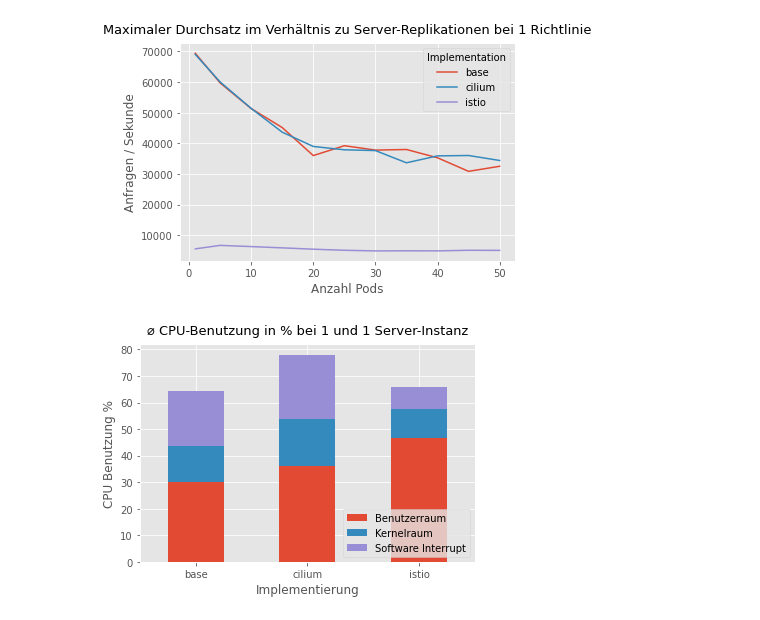
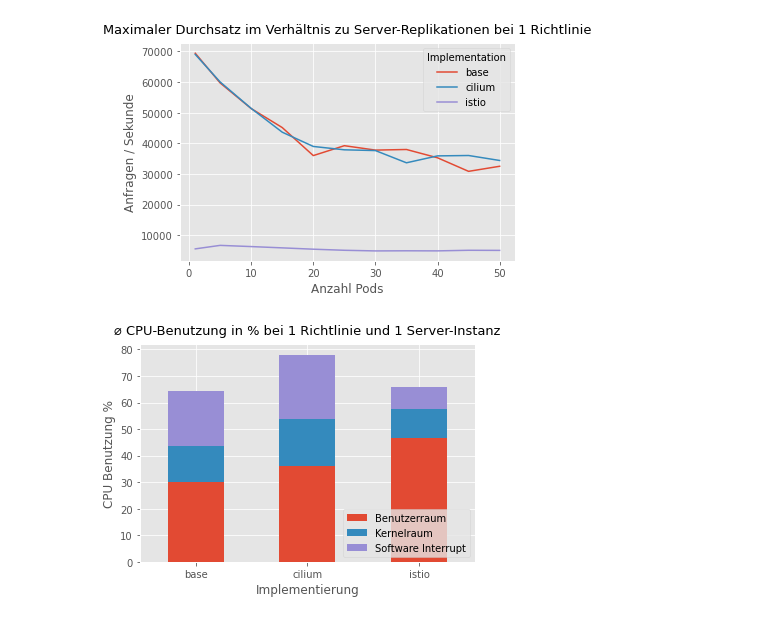
Before and after one commit to codafuerte/netzwerkrichtlinien-messungen, a Jupyter notebook: evaluation/Evaluation.ipynb, the cells around one changed output. Cells and saved outputs as stored; diff of their text form; code cells hidden in the pictures.

```diff
--- a/evaluation/Evaluation.ipynb
+++ b/evaluation/Evaluation.ipynb
@@ -114,17 +116,17 @@ plt.show()
 # %%
 frame = data[(data.Scenario == 'pod-skalierbarkeit') & (data.NumPods == 10)]
 frame = frame.drop(data.columns.difference(['Implementation', 'AvgCpuUs', 'AvgCpuSy', 'AvgCpuSi']), axis=1)
 frame = frame.rename(columns = {'AvgCpuUs':'Benutzerraum', 'AvgCpuSy':'Kernelraum', 'AvgCpuSi':'Software Interrupt' })
 frame = frame[['Implementation', 'Benutzerraum','Kernelraum','Software Interrupt']]
 
 
 frame.set_index('Implementation').plot( kind='bar', stacked=True, rot=0)
 plt.legend(loc='lower right')
-plt.title("⌀ CPU-Benutzung in % bei 1 und 1 Server-Instanz", fontsize=13, pad=10.0)
+plt.title("⌀ CPU-Benutzung in % bei 1 Richtlinie und 1 Server-Instanz", fontsize=13, pad=10.0)
 plt.ylabel('CPU Benutzung %')
 plt.xlabel('Implementierung')
 
 # show the graph
 plt.show()
 # %% [output]
-[figure, old version]
+[figure, new version]
```
Also changed, not shown: parts of 1 cell of this notebook.
